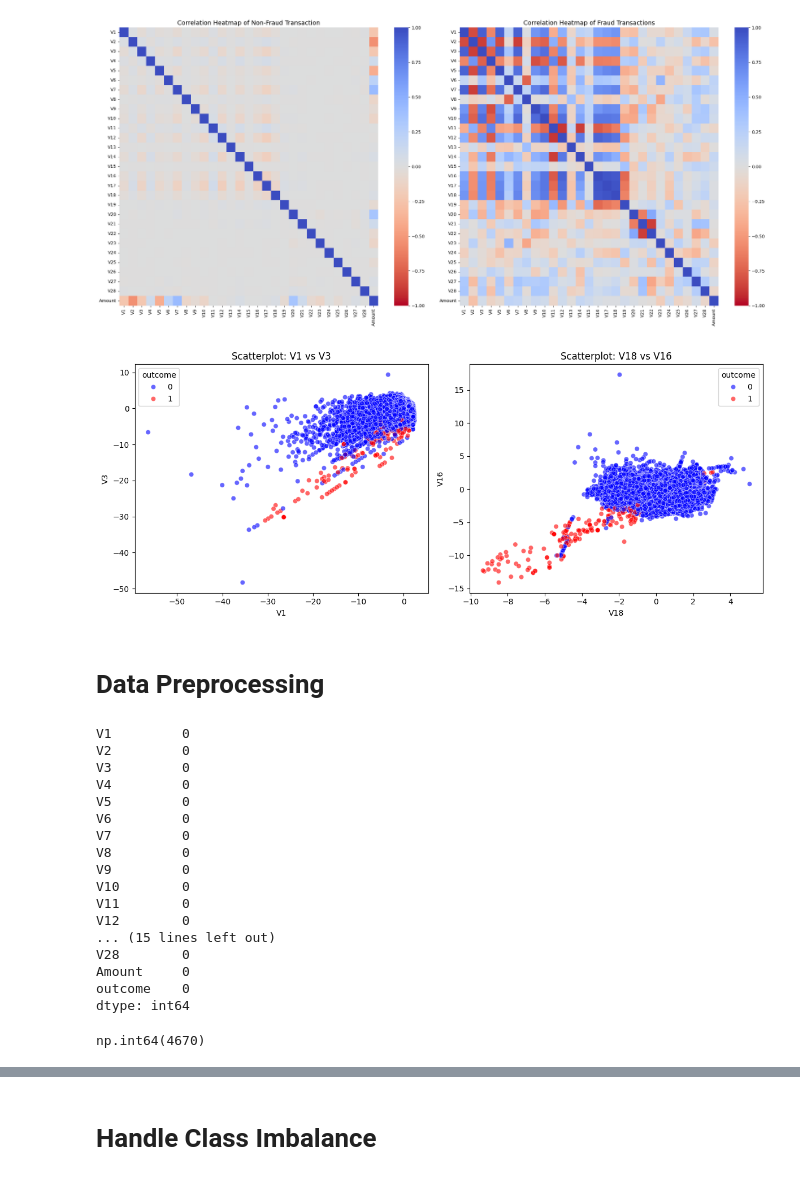
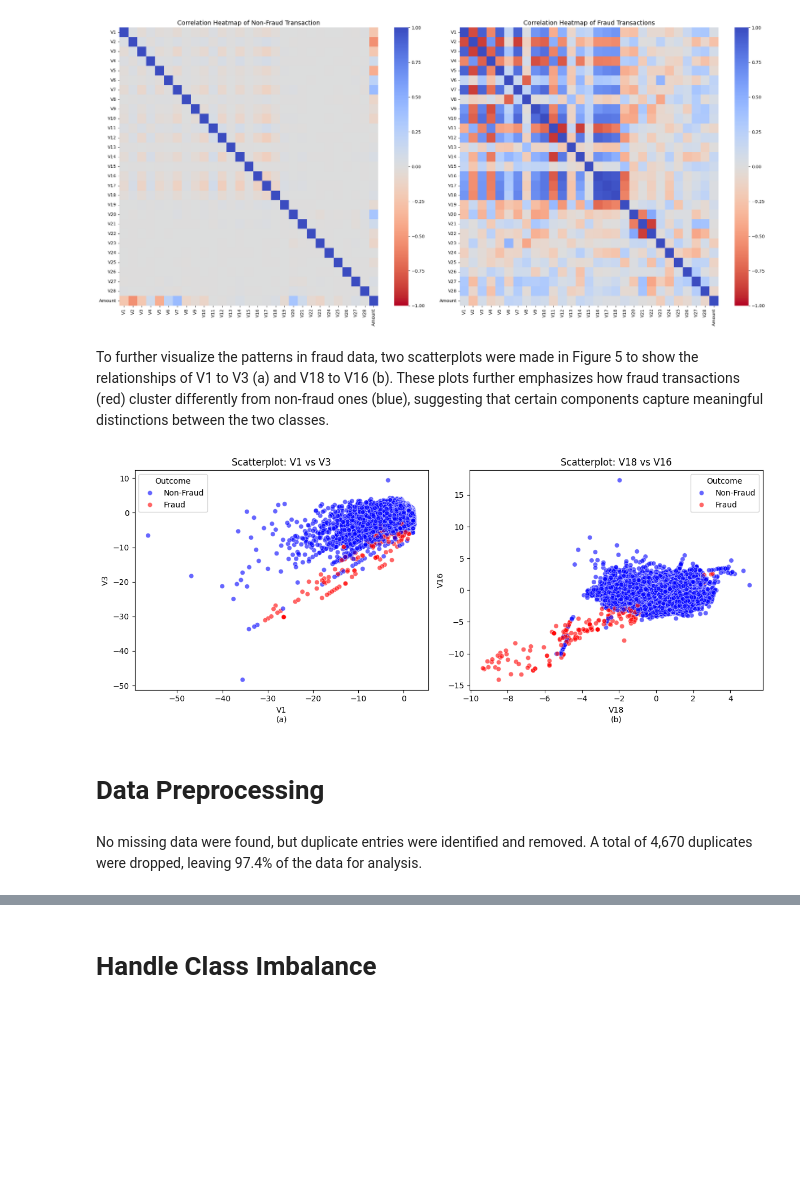
Before and after one commit to BSDSBA-JF/ML-II-Labs, a Jupyter notebook: 01/01-lab-materials/LT 7-Lab 1.ipynb, the cells around one changed output, grey strips where cells are left out. Cells and saved outputs as stored; diff of their text form; code cells hidden in the pictures; blank space fills up the shorter version.

```diff
--- a/01/01-lab-materials/LT 7-Lab 1.ipynb
+++ b/01/01-lab-materials/LT 7-Lab 1.ipynb
@@ -135,59 +153,53 @@ plt.tight_layout()
 plt.show()
 # %% [output]
 [figure]
+# %% [markdown]
+To further visualize the patterns in fraud data, two scatterplots were made in Figure 5 to show the relationships of V1 to V3 (a) and V18 to V16 (b). These plots further emphasizes how fraud transactions (red) cluster differently from non-fraud ones (blue), suggesting that certain components capture meaningful distinctions between the two classes.
 # %%
-plt.figure(figsize=(12,5))
+plt.figure(figsize=(12, 5))
 
 # V1 vs V3
-plt.subplot(1,2,1)
-sns.scatterplot(
+plt.subplot(1, 2, 1)
+ax1 = sns.scatterplot(
     data=df,
     x="V1", y="V3",
     hue="outcome",
     alpha=0.6,
     palette={0: "blue", 1: "red"}
 )
+legend1 = ax1.legend_
+legend1.set_title("Outcome")
+for t, new_label in zip(legend1.texts, ["Non-Fraud", "Fraud"]):
+    t.set_text(new_label)
 plt.title("Scatterplot: V1 vs V3")
+ax1.set_xlabel('V1\n(a)')
 
 # V18 vs V16
-plt.subplot(1,2,2)
-sns.scatterplot(
+plt.subplot(1, 2, 2)
+ax2 = sns.scatterplot(
     data=df,
     x="V18", y="V16",
     hue="outcome",
     alpha=0.6,
     palette={0: "blue", 1: "red"}
 )
+legend2 = ax2.legend_
+legend2.set_title("Outcome")
+for t, new_label in zip(legend2.texts, ["Non-Fraud", "Fraud"]):
+    t.set_text(new_label)
 plt.title("Scatterplot: V18 vs V16")
+ax2.set_xlabel('V18\n(b)')
 
 plt.tight_layout()
 plt.show()
 # %% [output]
-[figure, old version]
+[figure, new version]
 # %% [markdown]
 # Data Preprocessing
+# %% [markdown]
+No missing data were found, but duplicate entries were identified and removed. A total of 4,670 duplicates were dropped, leaving 97.4% of the data for analysis.
 # %%
-# Count of nulls per column
-df.isnull().sum()
+# Count of nulls over the whole dataframe
+df.isnull().sum().sum()
+# Get the deduplicated dataset
+df_clean = df.drop_duplicates()
-# %% [output]
-V1         0
-V2         0
-V3         0
-V4         0
-V5         0
-V6         0
-V7         0
-V8         0
-V9         0
-V10        0
-V11        0
-V12        0
-... (15 lines left out)
-V28        0
-Amount     0
-outcome    0
-dtype: int64
-# %%
-df.duplicated().sum()
-# %% [output]
-np.int64(4670)
```
Also changed, not shown: parts of 35 cells of this notebook.
